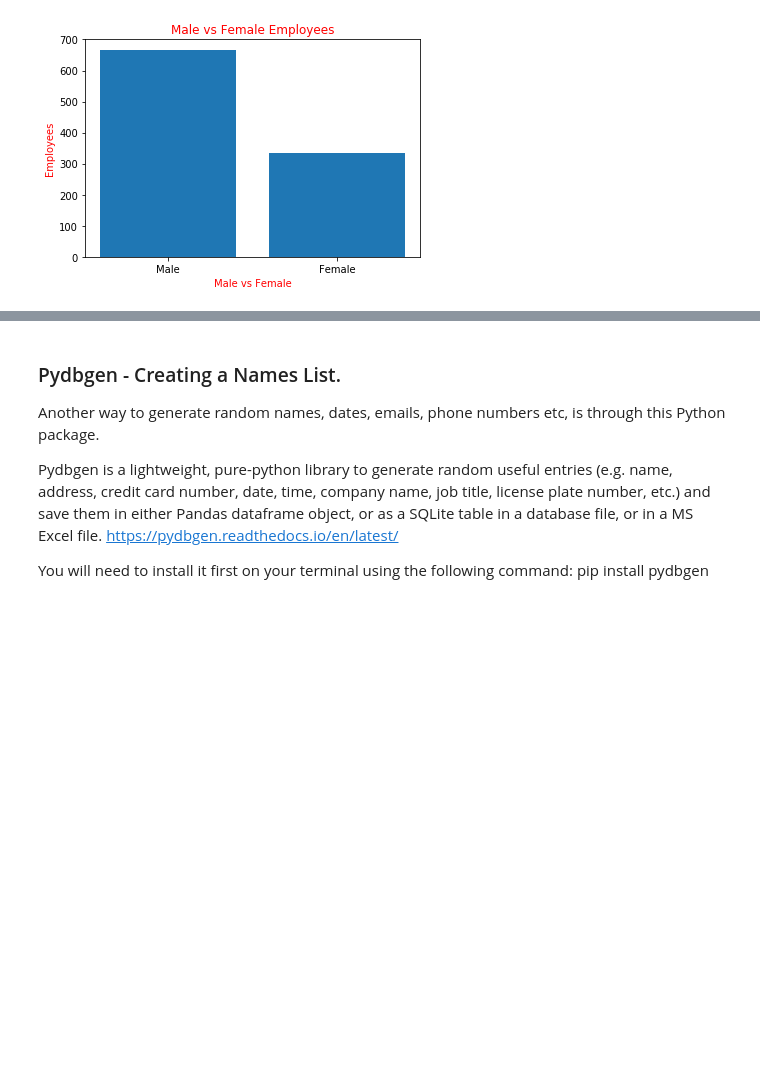
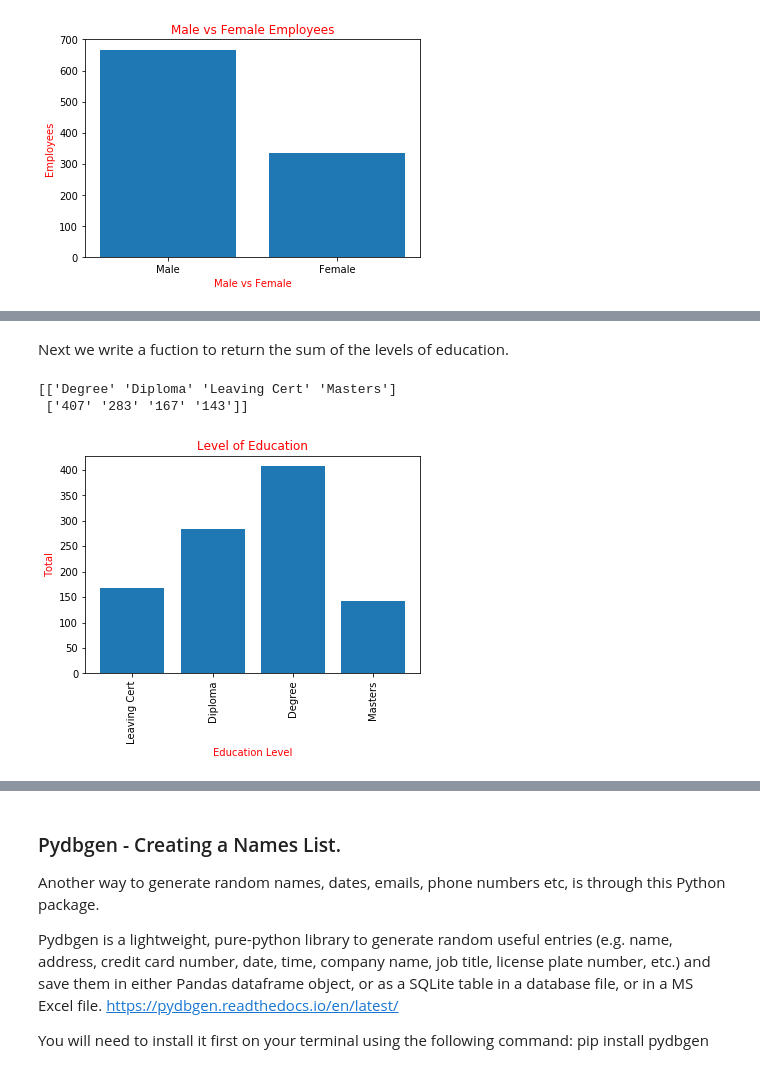
Before and after one commit to daithimarkham/Programming-for-Data-Analysis-Project-2019, a Jupyter notebook: Programming for Data Analysis Project 2019.ipynb, the cells around one changed output, grey strips where cells are left out. Saved outputs shown, nothing was run; the diff lists cells and outputs as text; code cells hidden in the pictures; blank space fills up the shorter version.

Commit message:
Notebook updated, Variable three, Education.

```diff
--- a/Programming for Data Analysis Project 2019.ipynb
+++ b/Programming for Data Analysis Project 2019.ipynb
@@ -317,0 +340,30 @@ Below we first create a dataframe for the variable Education, then we will pick
+# %% [markdown]
+Next we write a fuction to return the sum of the levels of education.
+# %%
+unique_elements, counts_elements = np.unique(Education, return_counts=True) # Counts all the elements, returns how many of each.
+print(np.asarray((unique_elements, counts_elements))) # Displays sum of the values.
+# %% [output]
+[['Degree' 'Diploma' 'Leaving Cert' 'Masters']
+ ['407' '283' '167' '143']]
+# %%
+
+Number_Education = [167, 283, 407, 143]
+
+Barchart_names= ("Leaving Cert", "Diploma", "Degree", "Masters") # Returns the list in specific order.
+
+
+y_pos = np.arange(len(Barchart_names))  # Names for Values.
+
+plt.bar(y_pos, Number_Education)
+
+
+plt.xticks(y_pos, barchart_names, rotation = 'vertical')
+
+plt.xlabel("Education Level", fontweight="normal", color = "Red")
+
+
+plt.ylabel("Total", color ="Red")
+plt.title("Level of Education", color = "Red")
+plt.show()
+# %% [output]
+[figure, added]
```
Also changed, not shown: parts of 29 cells of this notebook.
